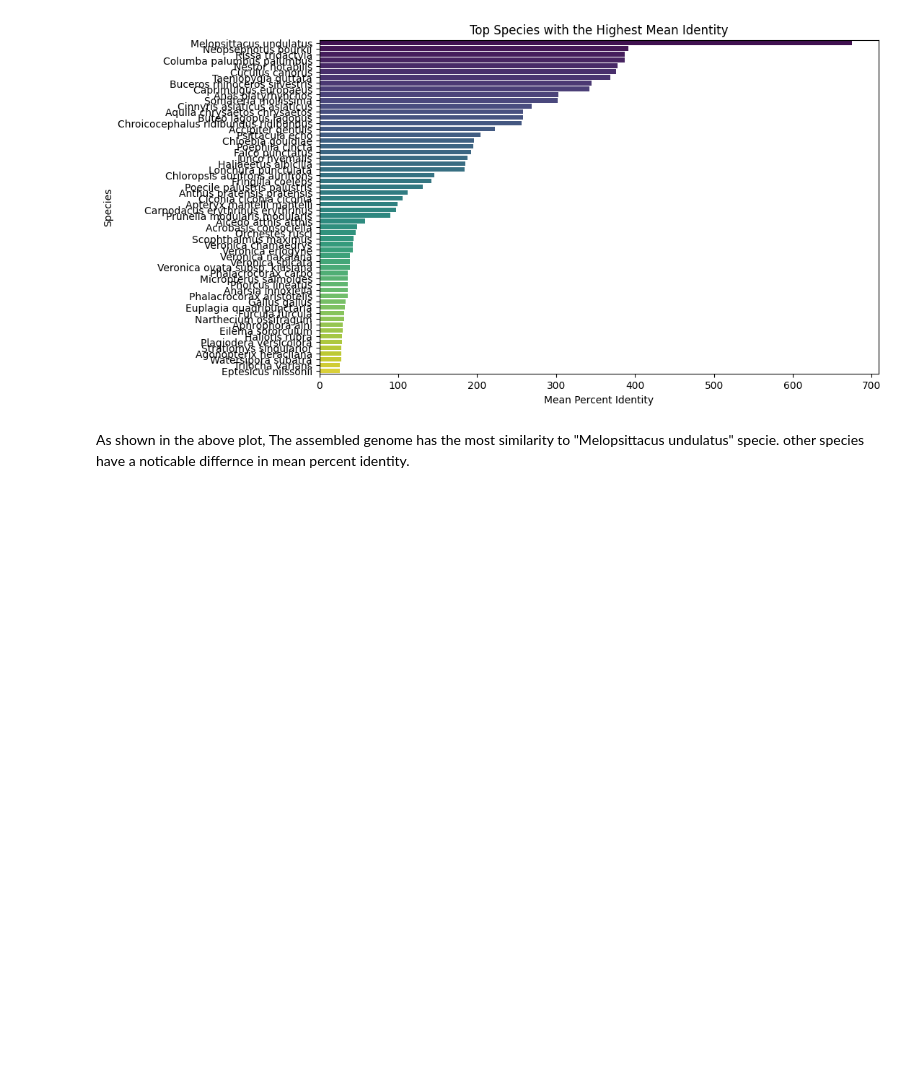
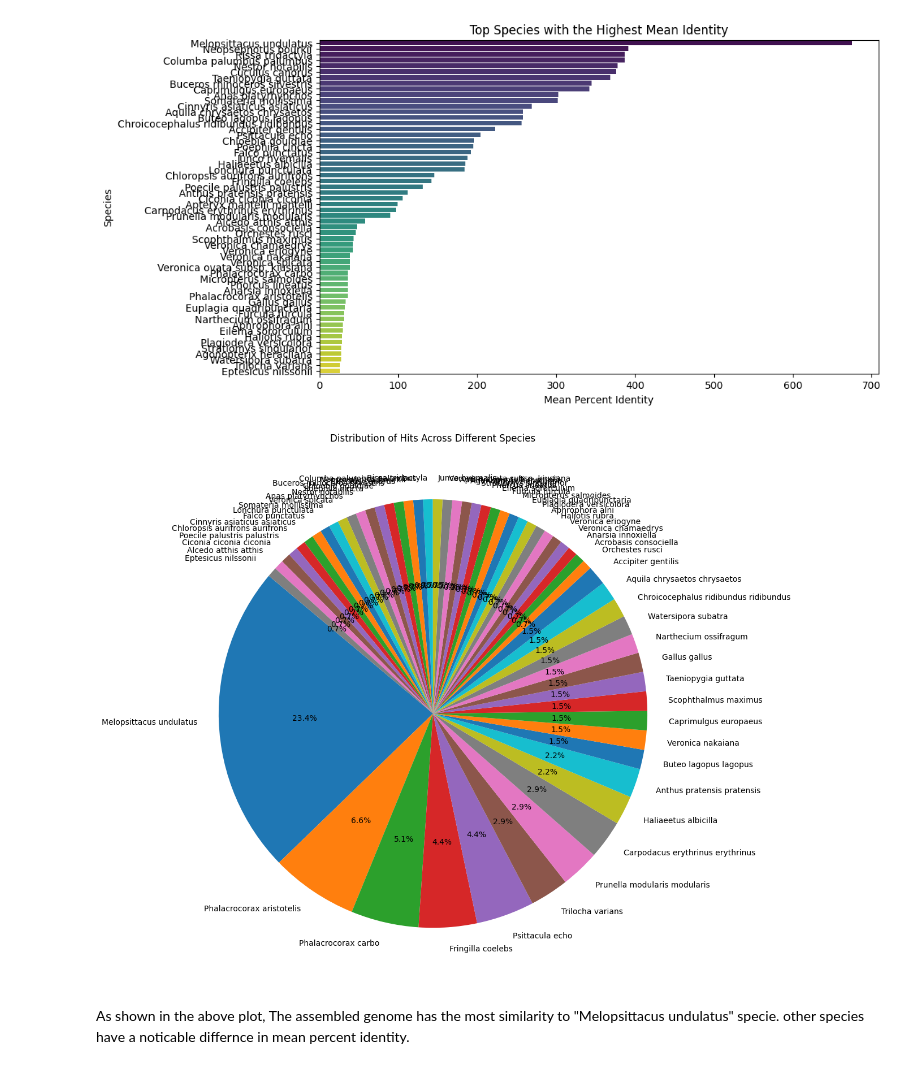
Before and after one commit to taranehkhosrojerdi/Intro-to-Bioinformatics-course-project, a Jupyter notebook: Find-The-Imposter/FindTheImposter.ipynb, the cells around one changed output. Drawn from its saved outputs; the diff is of its cells as text; code cells hidden in the pictures; blank space fills up the shorter version.

Commit message:
add blast results and add a pie plot

```diff
--- a/Find-The-Imposter/FindTheImposter.ipynb
+++ b/Find-The-Imposter/FindTheImposter.ipynb
@@ -324,5 +324,20 @@ Passing `palette` without assigning `hue` is deprecated and will be removed in v
 
   sns.barplot(x='identity', y='species', data=mean_identity_by_species, palette='viridis')
 [figure]
+# %%
+species_counts = df['species'].value_counts()
+
+plt.figure(figsize=(17, 10))
+# plt.bar(species_counts.index, species_counts.values, color='skyblue')
+# plt.xlabel('Species')
+# plt.ylabel('Number of Hits')
+plt.title('Distribution of Hits Across Different Species')
+plt.pie(species_counts, labels=species_counts.index, autopct='%1.1f%%', startangle=140)
+
+plt.xticks(rotation=45, ha='right')
+plt.tight_layout()
+plt.show()
+# %% [output]
+[figure, added]
 # %% [markdown]
 As shown in the above plot, The assembled genome has the most similarity to "Melopsittacus undulatus" specie. other species have a noticable differnce in mean percent identity.
```
Also changed, not shown: 1 other file.
